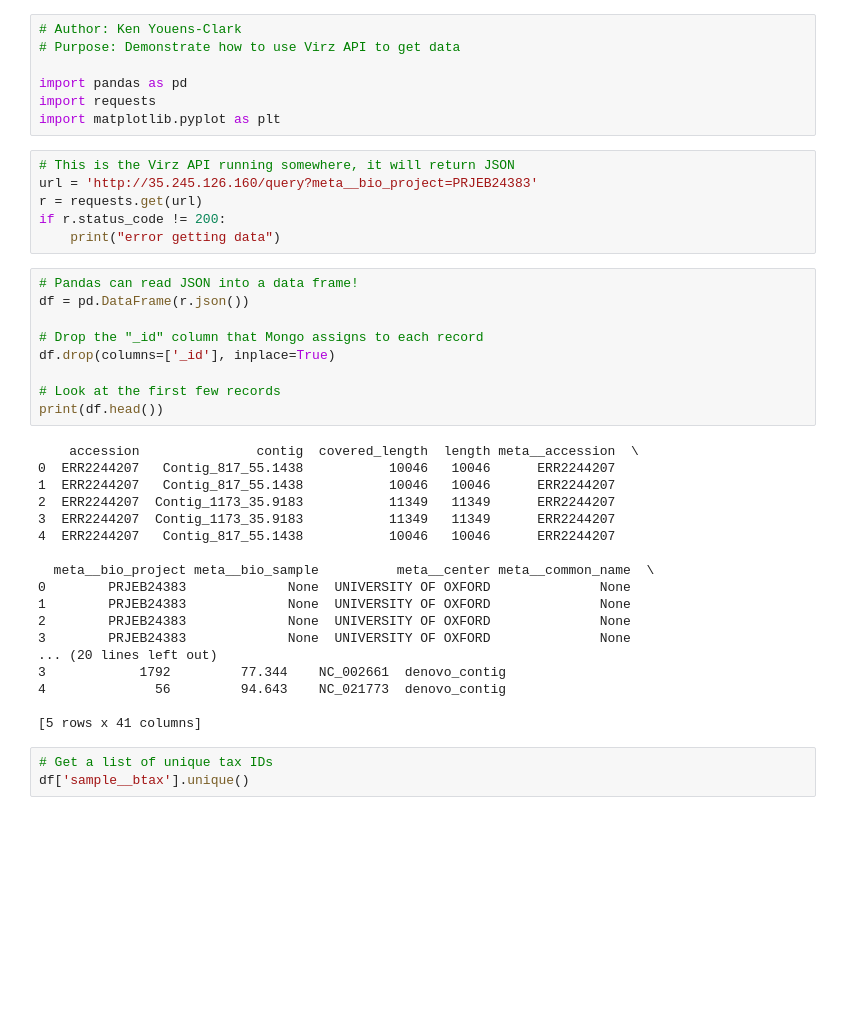
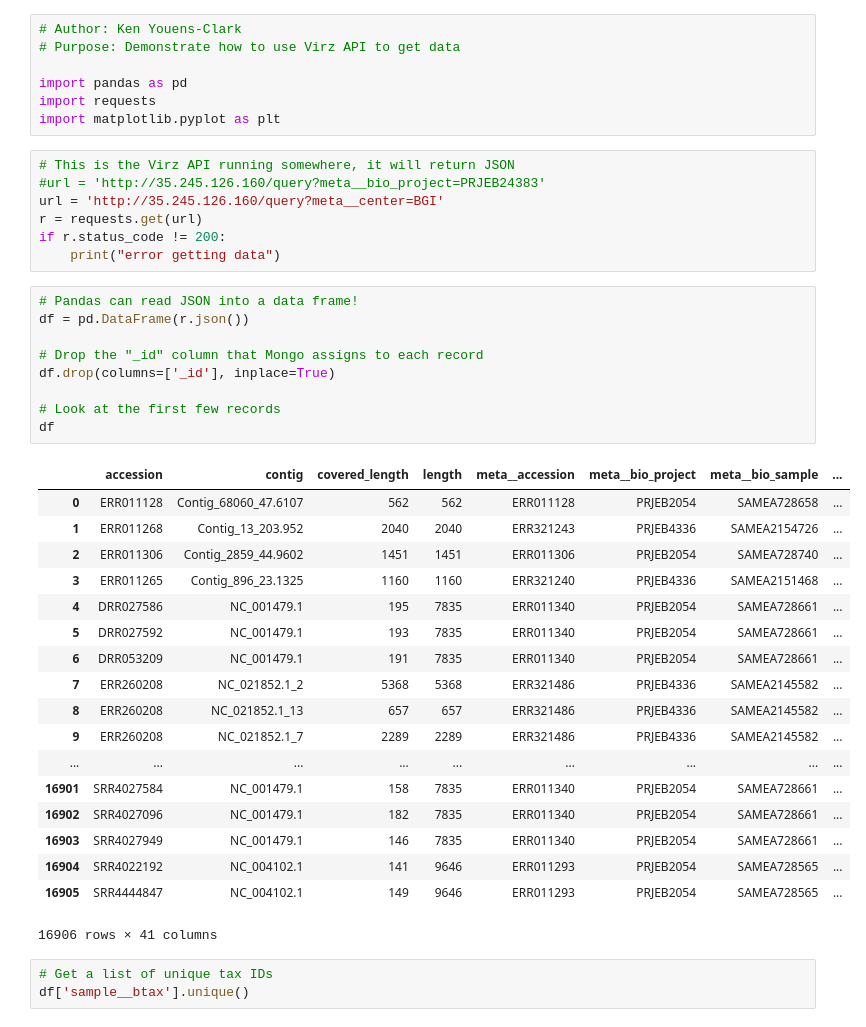
Before and after one commit to NCBI-Hackathons/VirusDiscoveryProject, a Jupyter notebook: ScalableIndex/virz/virz.ipynb, the cells around one changed output. Saved outputs shown, nothing was run; the diff lists cells and outputs as text; blank space fills up the shorter version.

```diff
--- a/ScalableIndex/virz/virz.ipynb
+++ b/ScalableIndex/virz/virz.ipynb
@@ -7,37 +7,39 @@ import requests
 import matplotlib.pyplot as plt
 # %%
 # This is the Virz API running somewhere, it will return JSON
-url = 'http://35.245.126.160/query?meta__bio_project=PRJEB24383'
+#url = 'http://35.245.126.160/query?meta__bio_project=PRJEB24383'
+url = 'http://35.245.126.160/query?meta__center=BGI'
 r = requests.get(url)
 if r.status_code != 200:
     print("error getting data")
 # %%
 # Pandas can read JSON into a data frame!
 df = pd.DataFrame(r.json())
 
 # Drop the "_id" column that Mongo assigns to each record
 df.drop(columns=['_id'], inplace=True)
 
 # Look at the first few records
-print(df.head())
+df
 # %% [output]
+|  | accession | contig | covered_length | length | meta__accession | meta__bio_project | meta__bio_sample | ... |
+| 0 | ERR011128 | Contig_68060_47.6107 | 562 | 562 | ERR011128 | PRJEB2054 | SAMEA728658 | ... |
+| 1 | ERR011268 | Contig_13_203.952 | 2040 | 2040 | ERR321243 | PRJEB4336 | SAMEA2154726 | ... |
+| 2 | ERR011306 | Contig_2859_44.9602 | 1451 | 1451 | ERR011306 | PRJEB2054 | SAMEA728740 | ... |
+| 3 | ERR011265 | Contig_896_23.1325 | 1160 | 1160 | ERR321240 | PRJEB4336 | SAMEA2151468 | ... |
+| 4 | DRR027586 | NC_001479.1 | 195 | 7835 | ERR011340 | PRJEB2054 | SAMEA728661 | ... |
+| 5 | DRR027592 | NC_001479.1 | 193 | 7835 | ERR011340 | PRJEB2054 | SAMEA728661 | ... |
+| 6 | DRR053209 | NC_001479.1 | 191 | 7835 | ERR011340 | PRJEB2054 | SAMEA728661 | ... |
+| 7 | ERR260208 | NC_021852.1_2 | 5368 | 5368 | ERR321486 | PRJEB4336 | SAMEA2145582 | ... |
+| 8 | ERR260208 | NC_021852.1_13 | 657 | 657 | ERR321486 | PRJEB4336 | SAMEA2145582 | ... |
+| 9 | ERR260208 | NC_021852.1_7 | 2289 | 2289 | ERR321486 | PRJEB4336 | SAMEA2145582 | ... |
+| ... | ... | ... | ... | ... | ... | ... | ... | ... |
+| 16901 | SRR4027584 | NC_001479.1 | 158 | 7835 | ERR011340 | PRJEB2054 | SAMEA728661 | ... |
+| 16902 | SRR4027096 | NC_001479.1 | 182 | 7835 | ERR011340 | PRJEB2054 | SAMEA728661 | ... |
+| 16903 | SRR4027949 | NC_001479.1 | 146 | 7835 | ERR011340 | PRJEB2054 | SAMEA728661 | ... |
+| 16904 | SRR4022192 | NC_004102.1 | 141 | 9646 | ERR011293 | PRJEB2054 | SAMEA728565 | ... |
+| 16905 | SRR4444847 | NC_004102.1 | 149 | 9646 | ERR011293 | PRJEB2054 | SAMEA728565 | ... |
-    accession               contig  covered_length  length meta__accession  \
-0  ERR2244207   Contig_817_55.1438           10046   10046      ERR2244207
-1  ERR2244207   Contig_817_55.1438           10046   10046      ERR2244207
-2  ERR2244207  Contig_1173_35.9183           11349   11349      ERR2244207
-3  ERR2244207  Contig_1173_35.9183           11349   11349      ERR2244207
-4  ERR2244207   Contig_817_55.1438           10046   10046      ERR2244207
-
-  meta__bio_project meta__bio_sample          meta__center meta__common_name  \
-0        PRJEB24383             None  UNIVERSITY OF OXFORD              None
-1        PRJEB24383             None  UNIVERSITY OF OXFORD              None
-2        PRJEB24383             None  UNIVERSITY OF OXFORD              None
-3        PRJEB24383             None  UNIVERSITY OF OXFORD              None
-... (20 lines left out)
-3            1792         77.344    NC_002661  denovo_contig
-4              56         94.643    NC_021773  denovo_contig
-
-[5 rows x 41 columns]
+16906 rows × 41 columns
 # %%
 # Get a list of unique tax IDs
 df['sample__btax'].unique()
```
Also changed, not shown: parts of 1 cell of this notebook.
